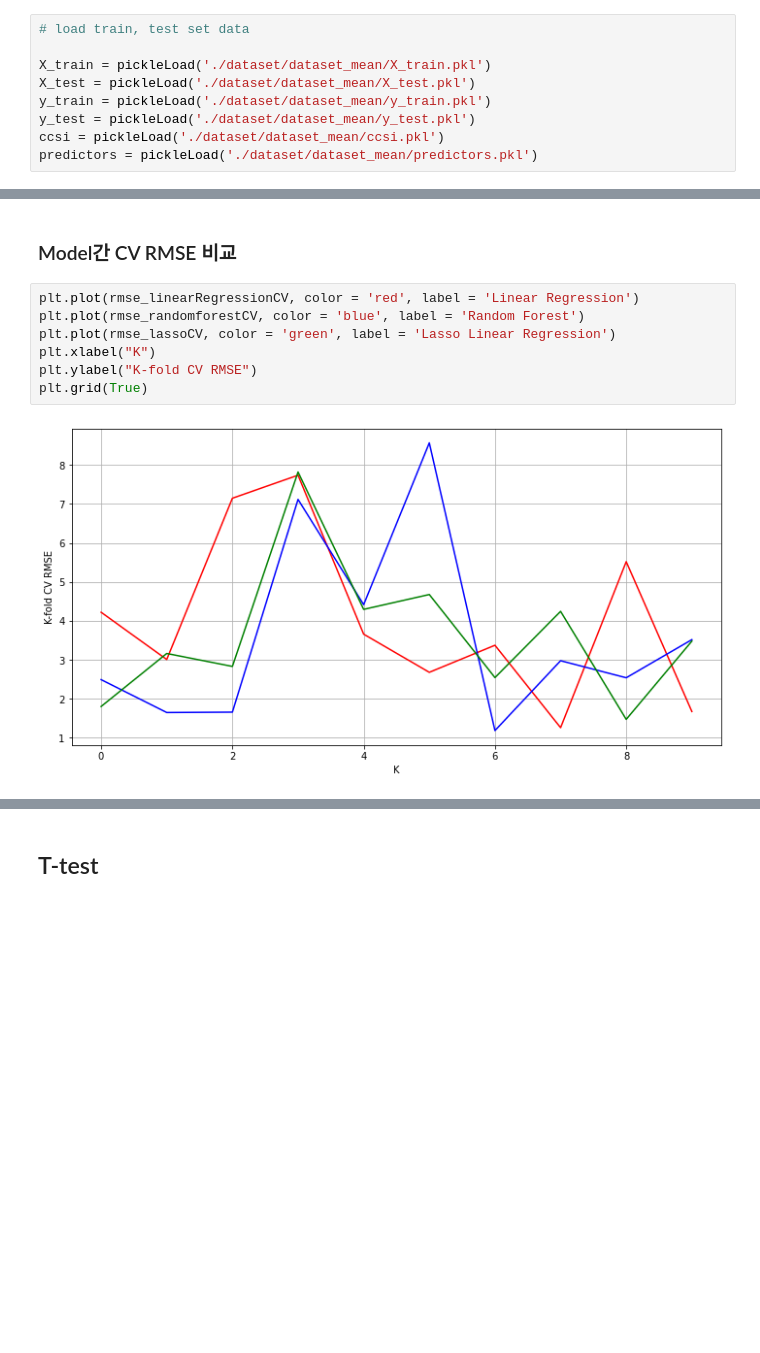
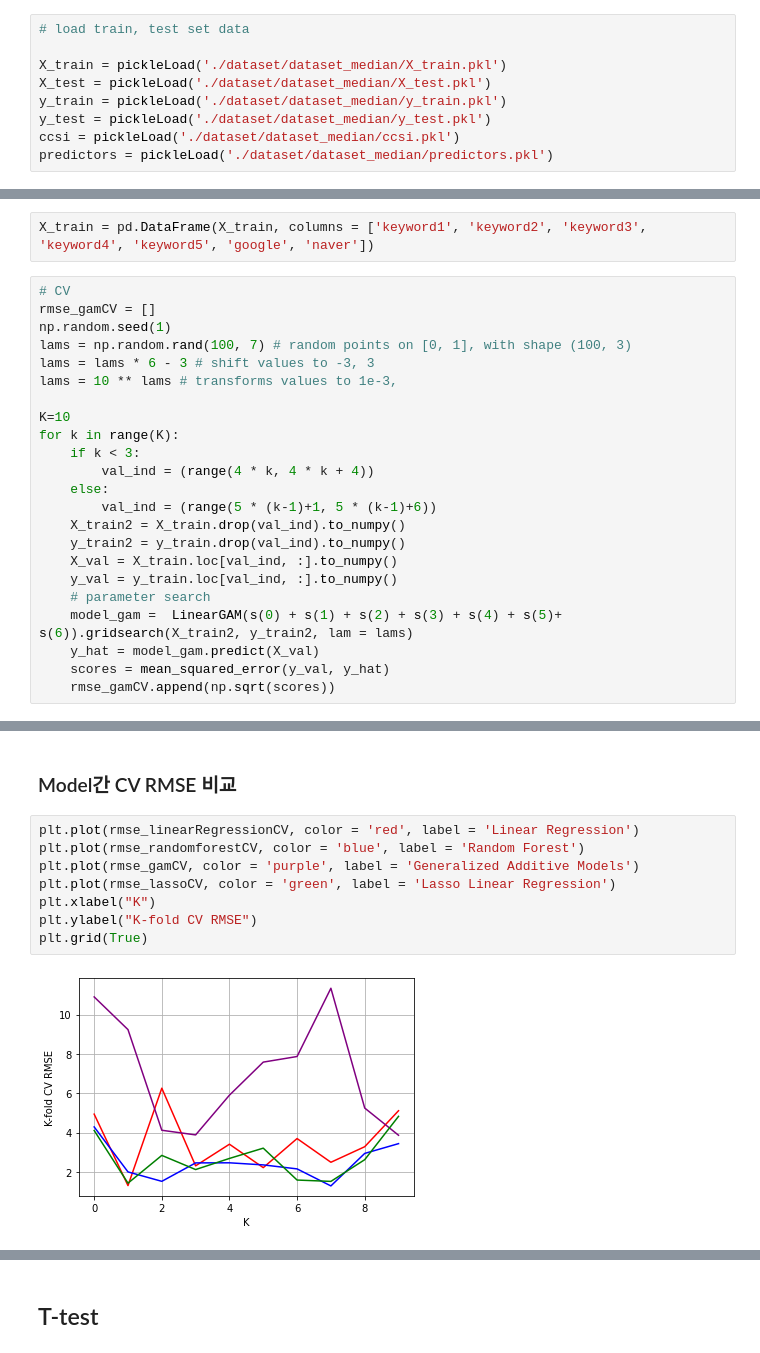
Before and after one commit to 2hyes/CLI-development, a Jupyter notebook: validation-and-Ttest(dataset_mean).ipynb, the cells around one changed output, grey strips where cells are left out. Drawn from its saved outputs; the diff is of its cells as text; blank space fills up the shorter version.

Commit message:
[13th week] 10-fold CV and t-test

```diff
--- a/validation-and-Ttest(dataset_mean).ipynb
+++ b/validation-and-Ttest(dataset_mean).ipynb
@@ -21,12 +21,12 @@ def pickleLoad(file):
 # %%
 # load train, test set data
 
-X_train = pickleLoad('./dataset/dataset_mean/X_train.pkl')
-X_test = pickleLoad('./dataset/dataset_mean/X_test.pkl')
-y_train = pickleLoad('./dataset/dataset_mean/y_train.pkl')
-y_test = pickleLoad('./dataset/dataset_mean/y_test.pkl')
-ccsi = pickleLoad('./dataset/dataset_mean/ccsi.pkl')
-predictors = pickleLoad('./dataset/dataset_mean/predictors.pkl')
+X_train = pickleLoad('./dataset/dataset_median/X_train.pkl')
+X_test = pickleLoad('./dataset/dataset_median/X_test.pkl')
+y_train = pickleLoad('./dataset/dataset_median/y_train.pkl')
+y_test = pickleLoad('./dataset/dataset_median/y_test.pkl')
+ccsi = pickleLoad('./dataset/dataset_median/ccsi.pkl')
+predictors = pickleLoad('./dataset/dataset_median/predictors.pkl')
 # %% [markdown]
 * data preprocessing(standard scaling)
 # %%
@@ -140,2 +140,27 @@ print("최종 CV RMSE = ", rmse_forestavg)
 # %% [markdown]
 ### model 3: GAM
+# %%
+X_train = pd.DataFrame(X_train, columns = ['keyword1', 'keyword2', 'keyword3', 'keyword4', 'keyword5', 'google', 'naver'])
+# %%
+# CV
+rmse_gamCV = []
+np.random.seed(1)
+lams = np.random.rand(100, 7) # random points on [0, 1], with shape (100, 3)
+lams = lams * 6 - 3 # shift values to -3, 3
+lams = 10 ** lams # transforms values to 1e-3,
+
+K=10
+for k in range(K):
+    if k < 3:
+        val_ind = (range(4 * k, 4 * k + 4))
+    else:
+        val_ind = (range(5 * (k-1)+1, 5 * (k-1)+6))
+    X_train2 = X_train.drop(val_ind).to_numpy()
+    y_train2 = y_train.drop(val_ind).to_numpy()
+    X_val = X_train.loc[val_ind, :].to_numpy()
+    y_val = y_train.loc[val_ind, :].to_numpy()
+    # parameter search
+    model_gam =  LinearGAM(s(0) + s(1) + s(2) + s(3) + s(4) + s(5)+ s(6)).gridsearch(X_train2, y_train2, lam = lams)
+    y_hat = model_gam.predict(X_val)
+    scores = mean_squared_error(y_val, y_hat)
+    rmse_gamCV.append(np.sqrt(scores))
@@ -196,10 +241,11 @@ array([1.80453875, 3.16405546, 2.83199021, 7.81813932, 4.29525877,
 # %%
 plt.plot(rmse_linearRegressionCV, color = 'red', label = 'Linear Regression')
 plt.plot(rmse_randomforestCV, color = 'blue', label = 'Random Forest')
+plt.plot(rmse_gamCV, color = 'purple', label = 'Generalized Additive Models')
 plt.plot(rmse_lassoCV, color = 'green', label = 'Lasso Linear Regression')
 plt.xlabel("K")
 plt.ylabel("K-fold CV RMSE")
 plt.grid(True)
 # %% [output]
-[figure, old version]
+[figure, new version]
 # %%
```
Also changed, not shown: parts of 59 cells of this notebook, 3 other files.
